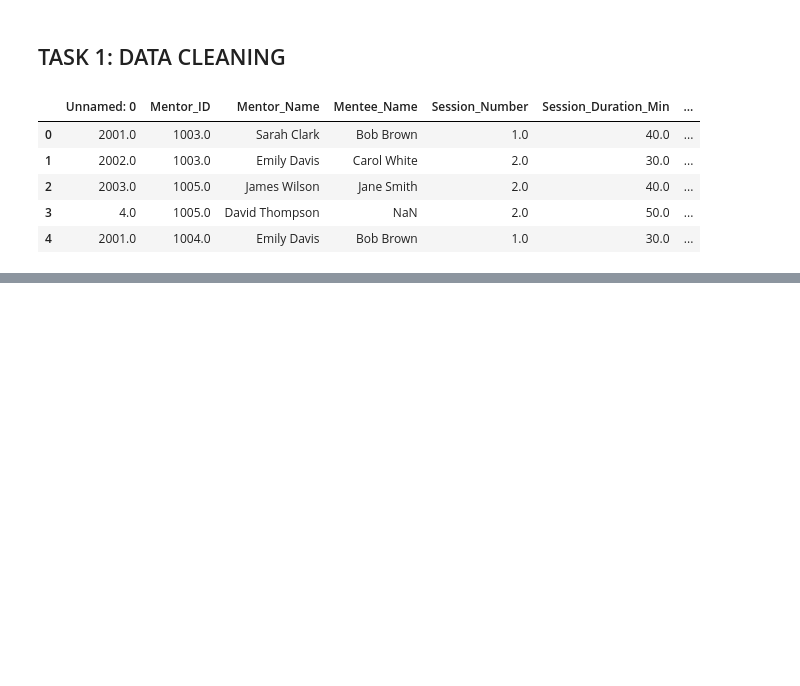
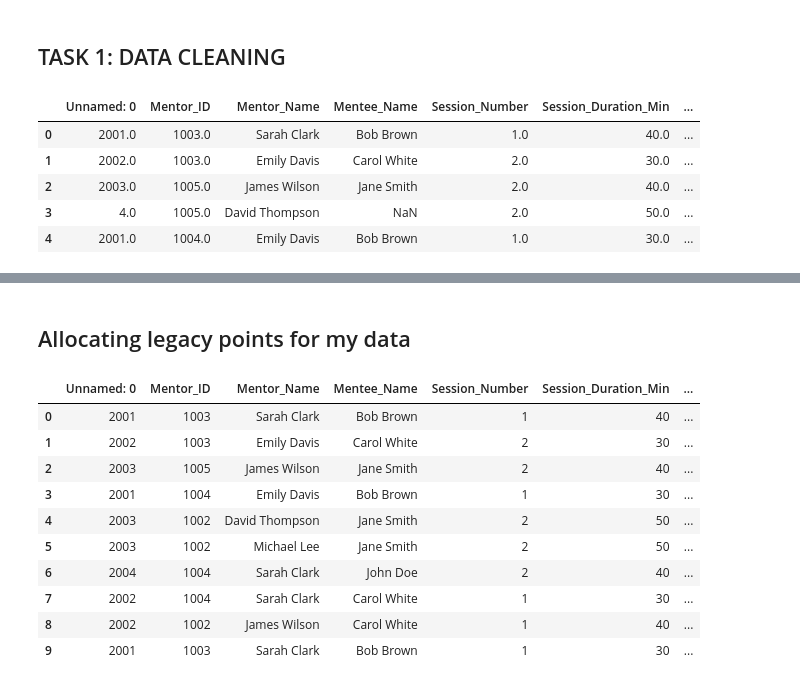
Before and after one commit to Georginahnjeri/Reward-program, a Jupyter notebook: reward.ipynb, the cells around one changed output, grey strips where cells are left out. Saved outputs shown, nothing was run; the diff lists cells and outputs as text; code cells hidden in the pictures; blank space fills up the shorter version.

Commit message:
Task 2:Legacy points allocation

```diff
--- a/reward.ipynb
+++ b/reward.ipynb
@@ -79,0 +216,6 @@ data.head(5)
+# %%
+#Loading the cleaned data
+cleaned_data = pd.read_excel(r'C:\Users\Georginah\Data Analytics Projects\Reward-program\Dataset\Cleaned_data.xlsx')
+# %%
+#Adding legacy points column
+cleaned_data['Legacy_Points'] = 0
@@ -79,0 +309,49 @@ data.head(5)
+# %% [markdown]
+## Allocating legacy points for my data
+# %%
+#iterating over each unique mentor ID in the cleaned dataset
+for mentor_id in cleaned_data['Mentor_ID'].unique():
+    #filtering the dataset for sessions related to the current mentor
+    mentor_sessions = cleaned_data[cleaned_data['Mentor_ID'] == mentor_id]
+    #initializing the points for the mentor
+    Legacy_points = 0
+
+    #Awarding one-time signup points for becoming a mentor
+    Legacy_points += 250
+
+    #counting the number of unique mentees for the current mentor
+    mentee_count = mentor_sessions['Mentee_Name'].nunique()
+    #Awarding extra points if the mentor has worked with atleast two mentees
+    if mentee_count >= 2:
+        Legacy_points += 1000
+
+    # Calculate points per mentorship relationship
+    for mentee in mentor_sessions['Mentee_Name'].unique():
+        #filtering sessions for the current mentee
+        mentee_sessions = mentor_sessions[mentor_sessions['Mentee_Name'] == mentee]
+        #Checking if there are at least two sessions with the same mentee
+        if len(mentee_sessions) >= 2:
+            # Check session duration and job info completion
+            valid_sessions = mentee_sessions[
+                (mentee_sessions['Session_Duration_Min'] >= 30) &
+                (mentee_sessions['Job_Info_Completed'] == 'Yes')
+            ]
+            #If there are any valid sessions, award the maximum points for that mentee
+            if len(valid_sessions) > 0:
+                Legacy_points += 500  # maximum points for that mentee
+  # Assign total points to the mentor
+    cleaned_data.loc[cleaned_data['Mentor_ID'] == mentor_id, 'Legacy_Points'] = Legacy_points
+# %%
+cleaned_data.head(10)
+# %% [output]
+|  | Unnamed: 0 | Mentor_ID | Mentor_Name | Mentee_Name | Session_Number | Session_Duration_Min | ... |
+| 0 | 2001 | 1003 | Sarah Clark | Bob Brown | 1 | 40 | ... |
+| 1 | 2002 | 1003 | Emily Davis | Carol White | 2 | 30 | ... |
+| 2 | 2003 | 1005 | James Wilson | Jane Smith | 2 | 40 | ... |
+| 3 | 2001 | 1004 | Emily Davis | Bob Brown | 1 | 30 | ... |
+| 4 | 2003 | 1002 | David Thompson | Jane Smith | 2 | 50 | ... |
+| 5 | 2003 | 1002 | Michael Lee | Jane Smith | 2 | 50 | ... |
+| 6 | 2004 | 1004 | Sarah Clark | John Doe | 2 | 40 | ... |
+| 7 | 2002 | 1004 | Sarah Clark | Carol White | 1 | 30 | ... |
+| 8 | 2002 | 1002 | James Wilson | Carol White | 1 | 40 | ... |
+| 9 | 2001 | 1003 | Sarah Clark | Bob Brown | 1 | 30 | ... |
```
Also changed, not shown: parts of 20 cells of this notebook, 2 other files.
